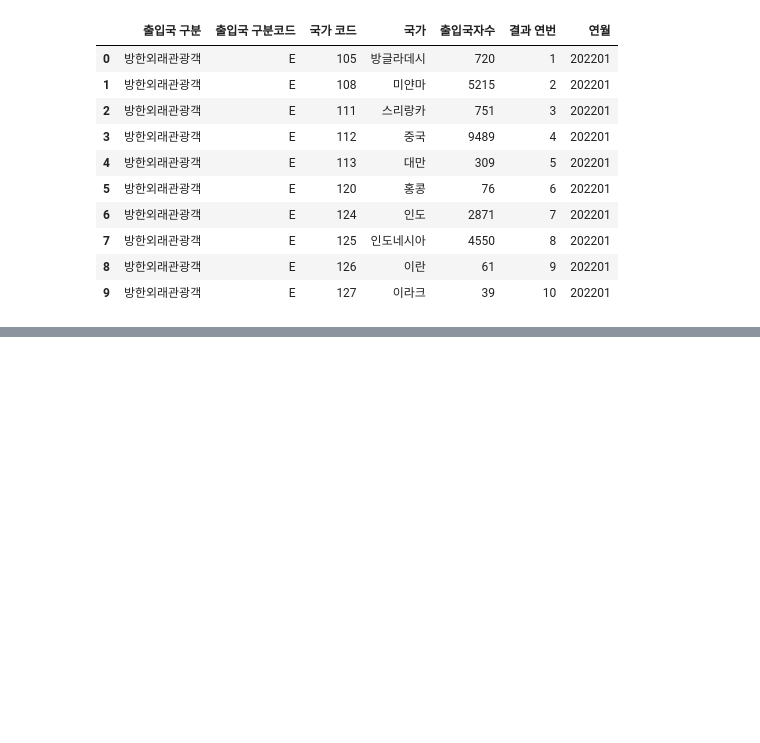
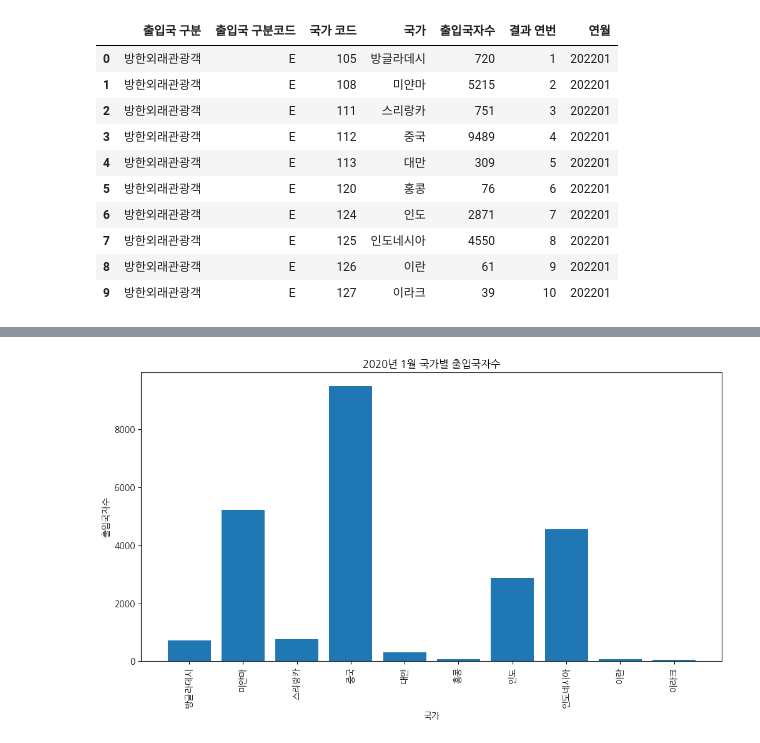
Before and after one commit to pppseojun/data-collection, a Jupyter notebook: exchange_data2_.ipynb, the cells around one changed output, grey strips where cells are left out. Saved outputs shown, nothing was run; the diff lists cells and outputs as text; code cells hidden in the pictures; blank space fills up the shorter version.

```diff
--- a/exchange_data2_.ipynb
+++ b/exchange_data2_.ipynb
@@ -288,0 +286,16 @@ result
+# %%
+import pandas as pd
+import matplotlib.pyplot as plt
+
+df_v = pd.read_csv("2020년 1월 방문객.csv", index_col=0)
+
+# 국가별 출입국자수 그래프
+plt.figure(figsize=(12, 6))
+plt.bar(df_v['국가'], df_v['출입국자수'])
+plt.xlabel('국가')
+plt.ylabel('출입국자수')
+plt.title('2020년 1월 국가별 출입국자수')
+plt.xticks(rotation=90)
+plt.show()
+# %% [output]
+[figure, added]
```
Also changed, not shown: parts of 7 cells of this notebook.
